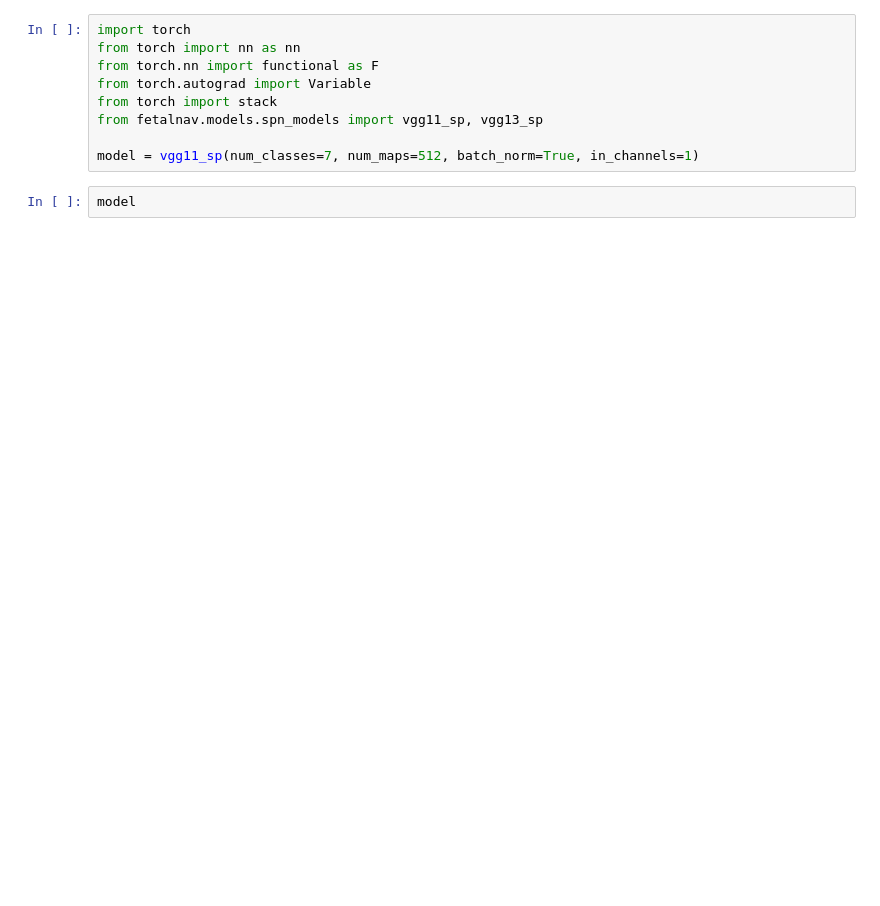
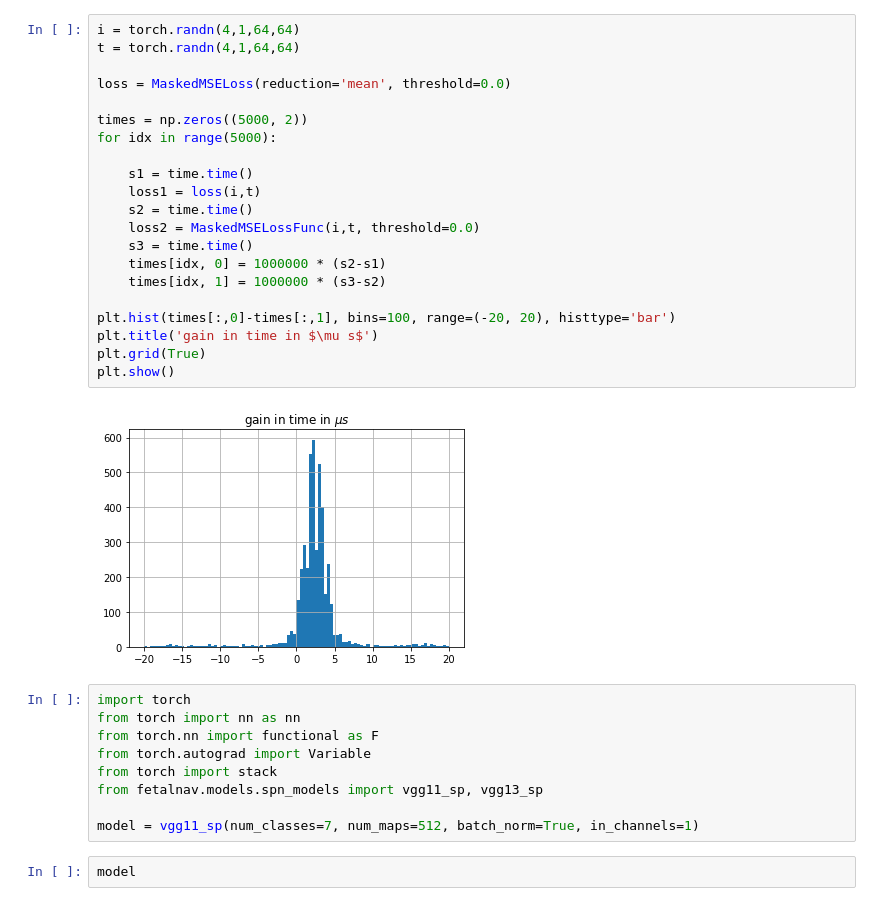
Before and after one commit to ntoussaint/fetalnav, a Jupyter notebook: experiments/MultiLinearTests.ipynb, the cells around one changed output. Saved outputs shown, nothing was run; the diff lists cells and outputs as text; blank space fills up the shorter version.

```diff
--- a/experiments/MultiLinearTests.ipynb
+++ b/experiments/MultiLinearTests.ipynb
@@ -1,3 +154,26 @@
+# %%
+i = torch.randn(4,1,64,64)
+t = torch.randn(4,1,64,64)
+
+loss = MaskedMSELoss(reduction='mean', threshold=0.0)
+
+times = np.zeros((5000, 2))
+for idx in range(5000):
+
+    s1 = time.time()
+    loss1 = loss(i,t)
+    s2 = time.time()
+    loss2 = MaskedMSELossFunc(i,t, threshold=0.0)
+    s3 = time.time()
+    times[idx, 0] = 1000000 * (s2-s1)
+    times[idx, 1] = 1000000 * (s3-s2)
+
+plt.hist(times[:,0]-times[:,1], bins=100, range=(-20, 20), histtype='bar')
+plt.title('gain in time in $\mu s$')
+plt.grid(True)
+plt.show()
+# %% [output]
+[figure, added]
 # %%
 import torch
 from torch import nn as nn
```
Also changed, not shown: parts of 10 cells of this notebook, 2 other files.
